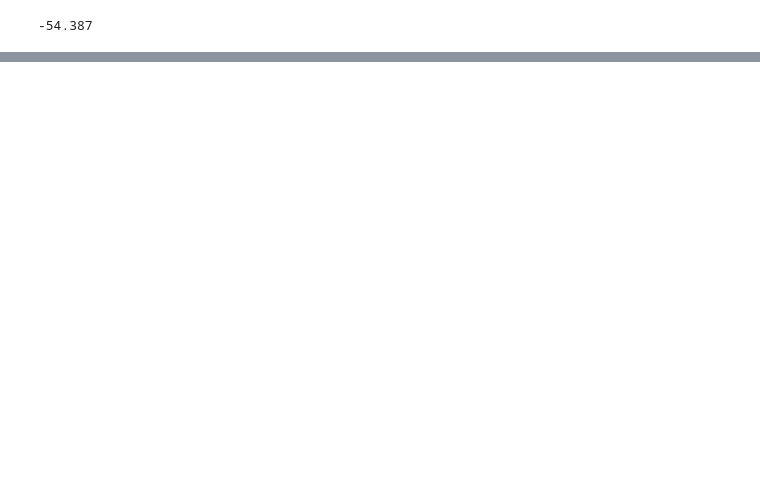
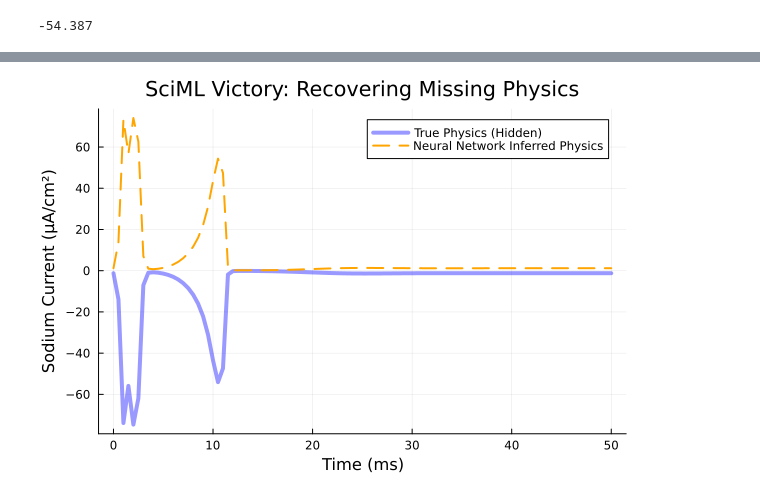
Before and after one commit to Nirbhay0007/Neural_Spiking_Dynamics, a Jupyter notebook: phase3_UDE_framewrok.ipynb, the cells around one changed output, grey strips where cells are left out. Cells and saved outputs as stored; diff of their text form; code cells hidden in the pictures; blank space fills up the shorter version.

```diff
--- a/phase3_UDE_framewrok.ipynb
+++ b/phase3_UDE_framewrok.ipynb
@@ -55,0 +56,7 @@ num_iters = 1000          # training iterations (or use your callback loop)
+# %%
+function Stimulus(t)
+    # A 1ms pulse starting at 10ms
+    return(t>-10.0 && t<11.0) ? 20 : 0.0
+end
+
+println(" An extra current form neighbour to generate a pulse")
@@ -224,3 +309,26 @@ Final Loss: 0.0028524522554767805
+# %%
+# 1. Calculate the TRUE Sodium Current from the biology (Analytic)
+# We use the data we generated way back in step 3
+I_Na_true = [g_Na * m_inf(v)^3 * h_inf(v) * (v - E_Na) for v in data_V]
+
+# 2. Calculate what our Neural Network THINKS the current is
+# We pass the voltage data through the trained network 're(res_final.u)'
+nn_currents = [re(res_final.u)([v/100])[1] for v in data_V]
+
+# 3. Compare them
+p3 = plot(t_train, I_Na_true,
+     label="True Physics (Hidden)", lw=4, color=:blue, alpha=0.4)
+
+plot!(p3, t_train, nn_currents,
+      label="Neural Network Inferred Physics", lw=2, color=:orange, linestyle=:dash)
+
+title!(p3, "SciML Victory: Recovering Missing Physics")
+xlabel!("Time (ms)")
+ylabel!("Sodium Current (μA/cm²)")
+
+display(p3)
+# %% [output]
+[figure, added]
 # %%
 plot(losses,
      xlabel="Iteration",
```
Also changed, not shown: parts of 22 cells of this notebook, 6 other files.
